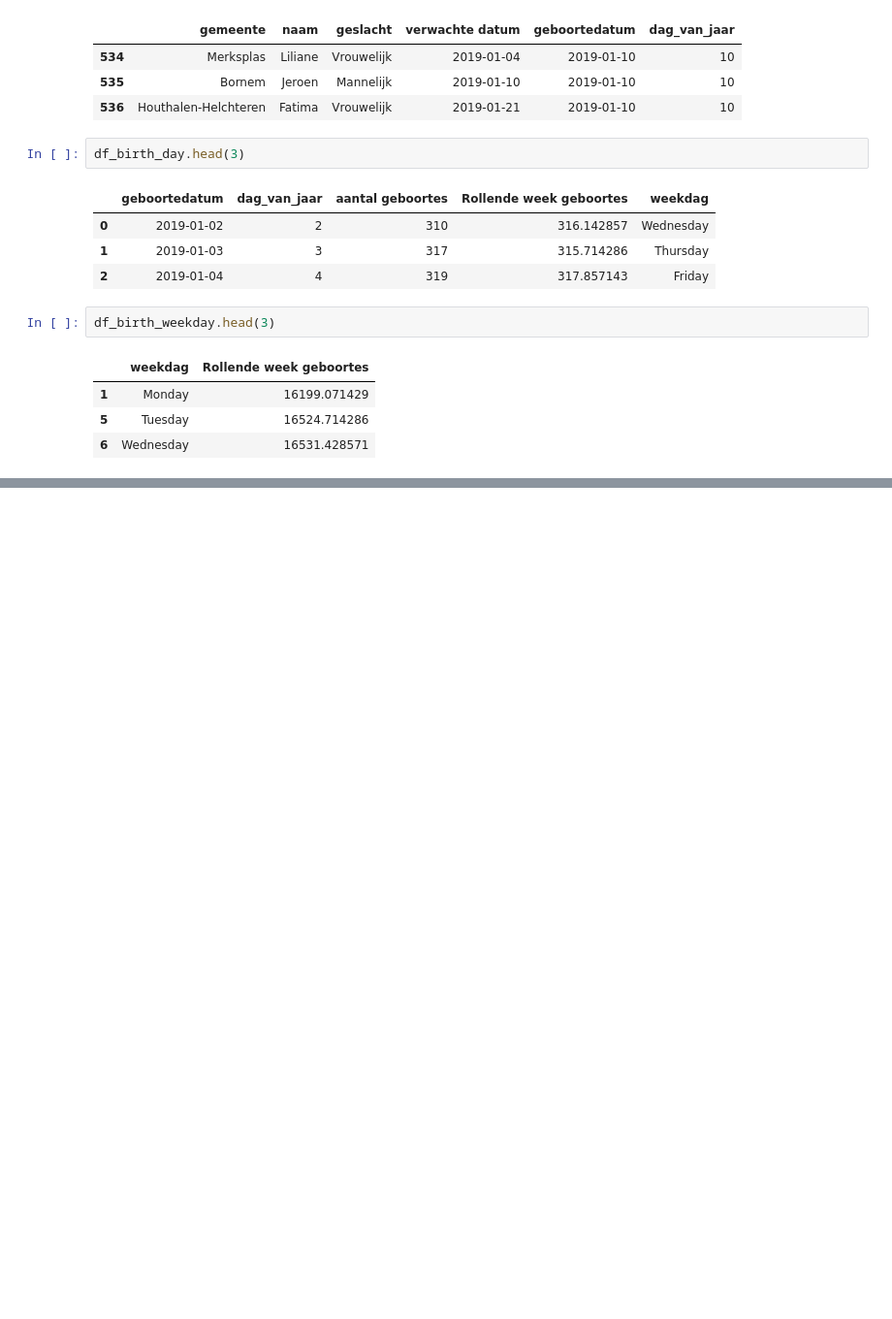
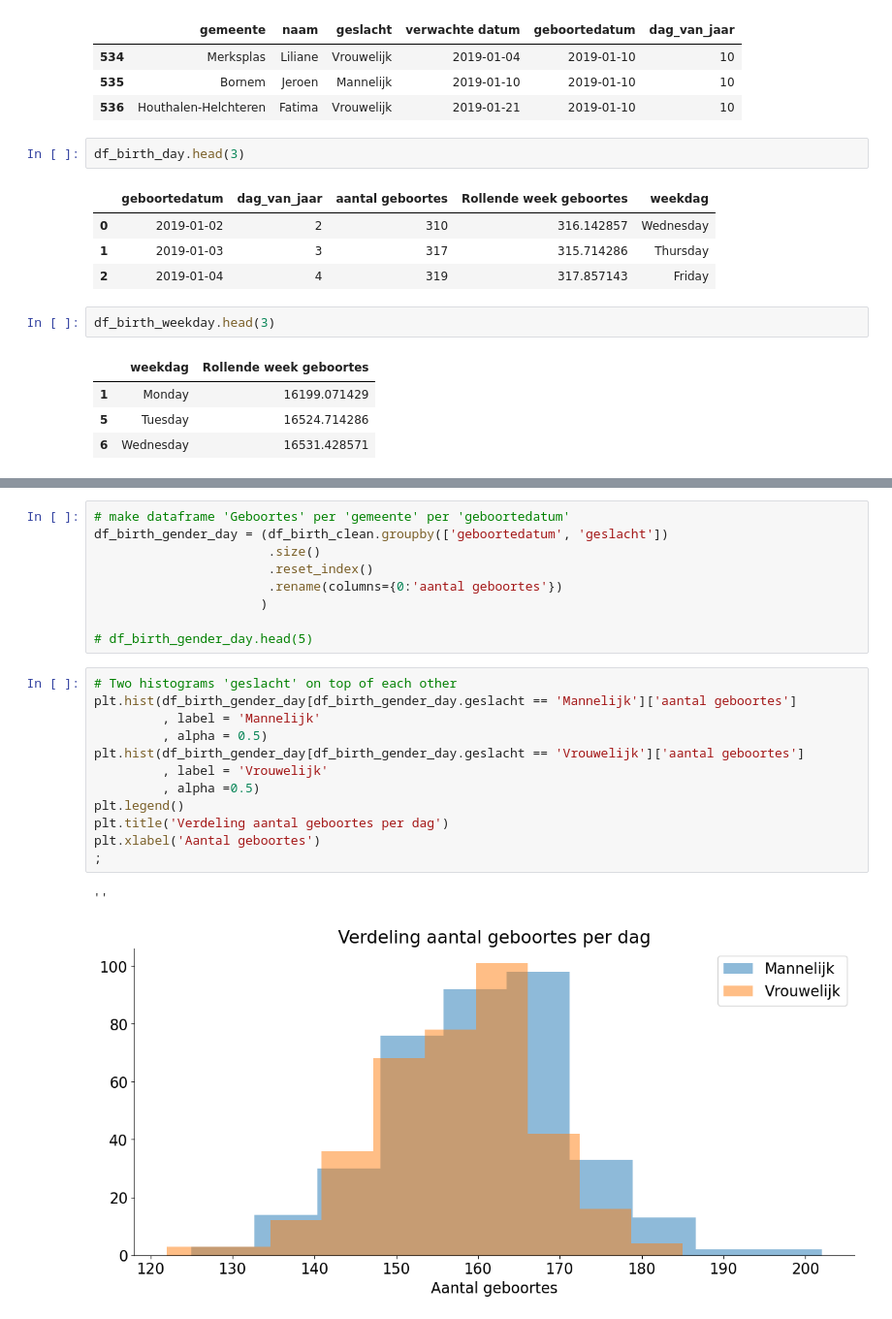
Before and after one commit to cdieltje/ExamenSyntra, a Jupyter notebook: notebooks/examen_deel1_V2.ipynb, the cells around one changed output, grey strips where cells are left out. Shown at 97% size. Saved outputs shown, nothing was run; the diff lists cells and outputs as text; blank space fills up the shorter version.

Commit message:
Some other experiments not asked in exam

```diff
--- a/notebooks/examen_deel1_V2.ipynb
+++ b/notebooks/examen_deel1_V2.ipynb
@@ -406,0 +542,24 @@ plt.show();
+# %%
+# make dataframe 'Geboortes' per 'gemeente' per 'geboortedatum'
+df_birth_gender_day = (df_birth_clean.groupby(['geboortedatum', 'geslacht'])
+                       .size()
+                       .reset_index()
+                       .rename(columns={0:'aantal geboortes'})
+                      )
+
+# df_birth_gender_day.head(5)
+# %%
+# Two histograms 'geslacht' on top of each other
+plt.hist(df_birth_gender_day[df_birth_gender_day.geslacht == 'Mannelijk']['aantal geboortes']
+         , label = 'Mannelijk'
+         , alpha = 0.5)
+plt.hist(df_birth_gender_day[df_birth_gender_day.geslacht == 'Vrouwelijk']['aantal geboortes']
+         , label = 'Vrouwelijk'
+         , alpha =0.5)
+plt.legend()
+plt.title('Verdeling aantal geboortes per dag')
+plt.xlabel('Aantal geboortes')
+;
+# %% [output]
+''
+[figure, added]
```
Also changed, not shown: parts of 23 cells of this notebook.
